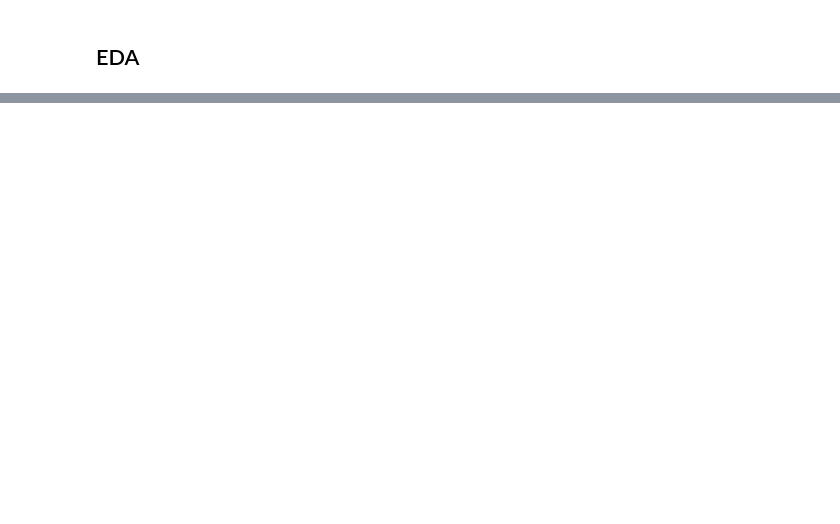
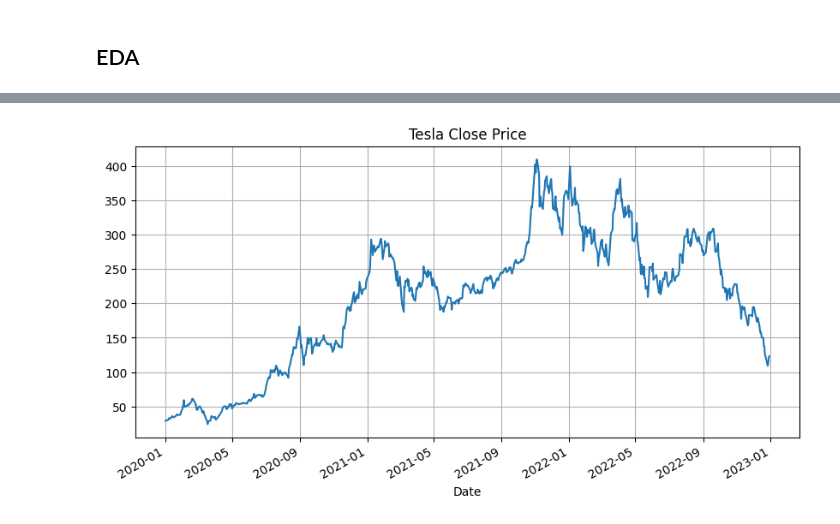
Before and after one commit to geun-hyoung/StockPredictionByTextMining, a Jupyter notebook: stock_data_analysis.ipynb, the cells around one changed output, grey strips where cells are left out. Drawn from its saved outputs; the diff is of its cells as text; code cells hidden in the pictures; blank space fills up the shorter version.

```diff
--- a/stock_data_analysis.ipynb
+++ b/stock_data_analysis.ipynb
@@ -31,0 +130,7 @@ tsla_df.describe()
+# %%
+tsla_df['Close'].plot(figsize=(10, 5))
+plt.title('Tesla Close Price')
+plt.grid(True)
+plt.show()
+# %% [output]
+[figure, added]
```
Also changed, not shown: parts of 7 cells of this notebook.
